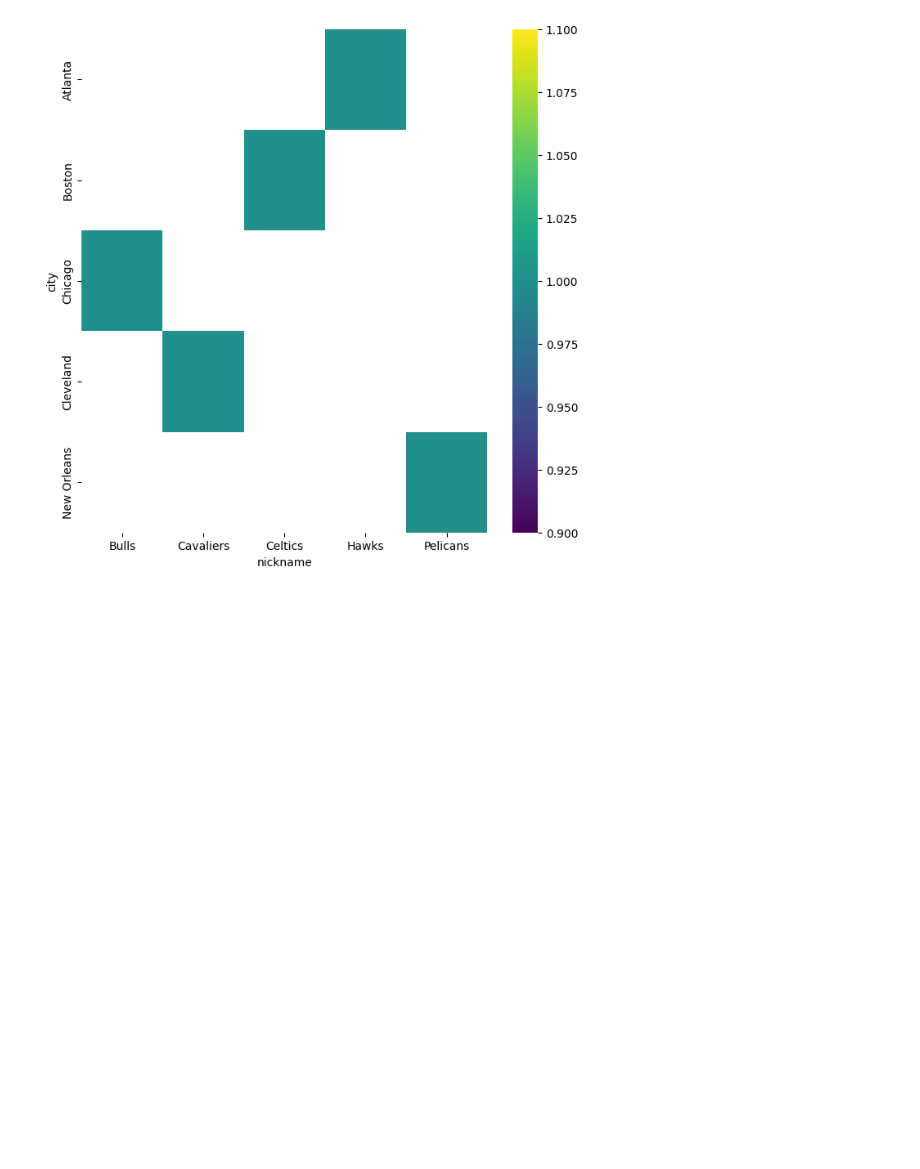
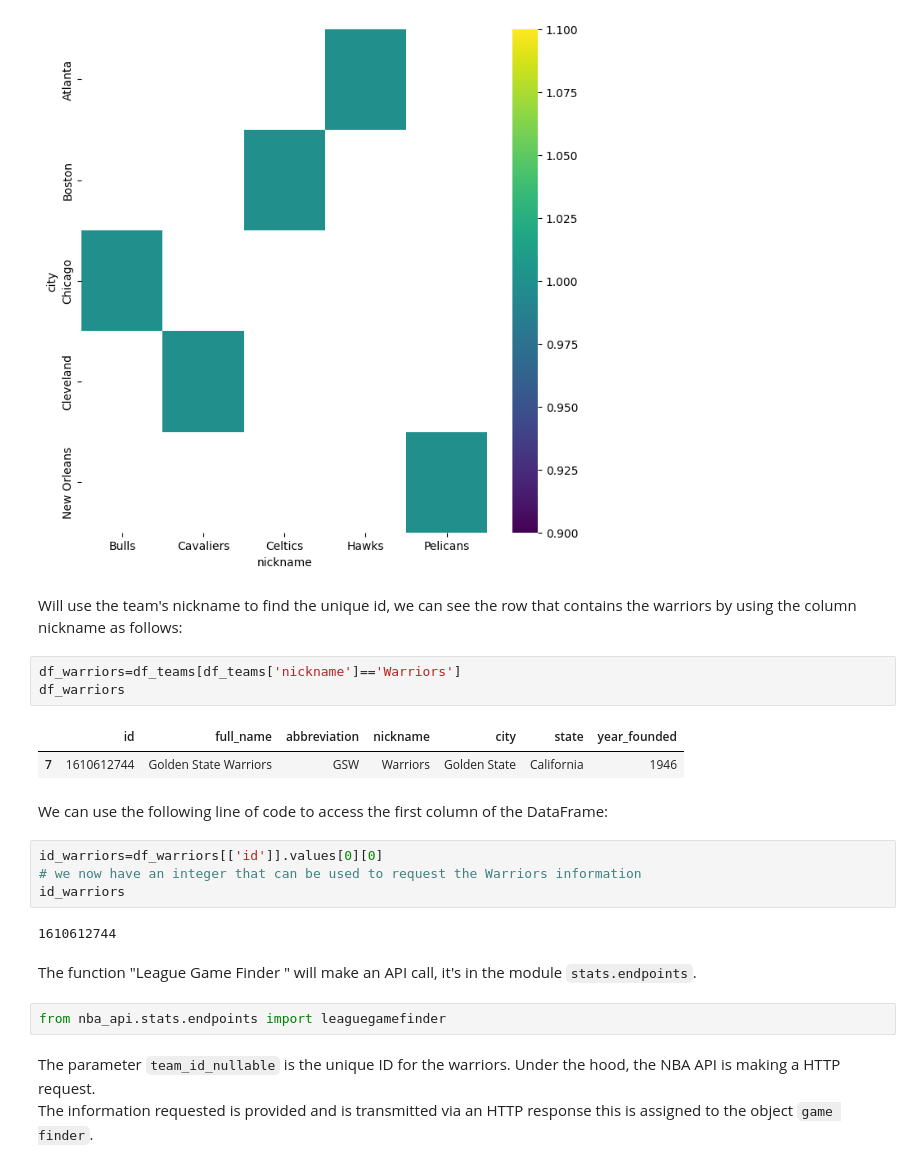
Before and after one commit to Matinnorouzi2023/data-science, a Jupyter notebook: API.ipynb, the cells around one changed output. Saved outputs shown, nothing was run; the diff lists cells and outputs as text; blank space fills up the shorter version.

```diff
--- a/API.ipynb
+++ b/API.ipynb
@@ -148,3 +148,26 @@ plt.xlabel('nickname')
 _ = plt.ylabel('city')
 # %% [output]
 [figure]
+# %% [markdown]
+Will use the team's nickname to find the unique id, we can see the row that contains the warriors by using the column nickname as follows:
+# %%
+df_warriors=df_teams[df_teams['nickname']=='Warriors']
+df_warriors
+# %% [output]
+|  | id | full_name | abbreviation | nickname | city | state | year_founded |
+| 7 | 1610612744 | Golden State Warriors | GSW | Warriors | Golden State | California | 1946 |
+# %% [markdown]
+We can use the following line of code to access the first column of the DataFrame:
+# %%
+id_warriors=df_warriors[['id']].values[0][0]
+# we now have an integer that can be used to request the Warriors information
+id_warriors
+# %% [output]
+1610612744
+# %% [markdown]
+The function "League Game Finder " will make an API call, it's in the module <code>stats.endpoints</code>.
+# %%
+from nba_api.stats.endpoints import leaguegamefinder
+# %% [markdown]
+The parameter <code>team_id_nullable</code> is the unique ID for the warriors. Under the hood, the NBA API is making a HTTP request.\
+The information requested is provided and is transmitted via an HTTP response this is assigned to the object <code>game finder</code>.
```
Also changed, not shown: parts of 7 cells of this notebook.
